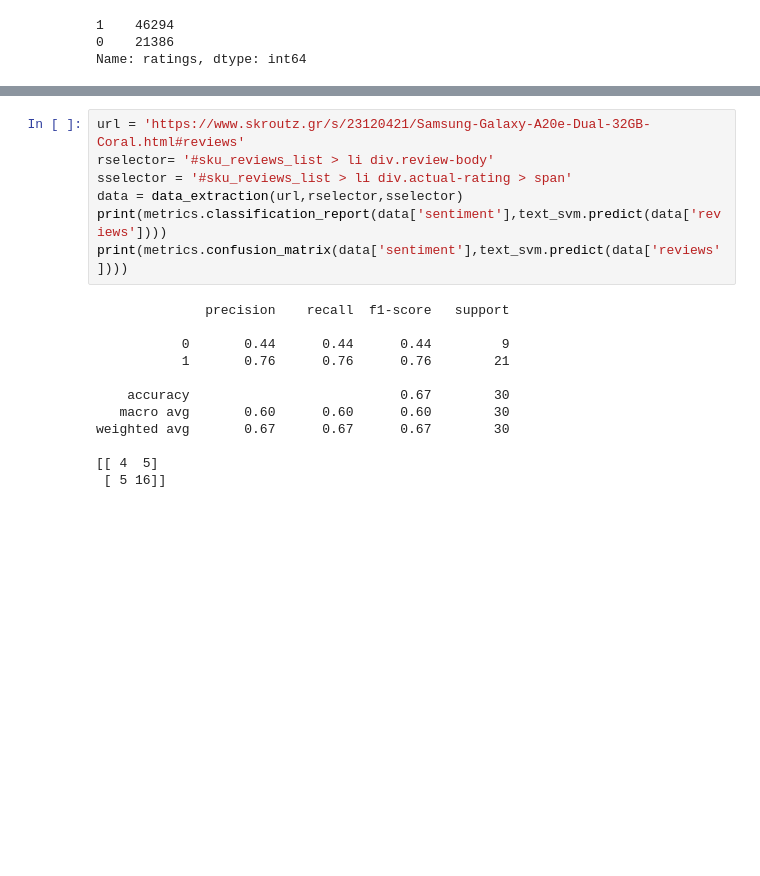
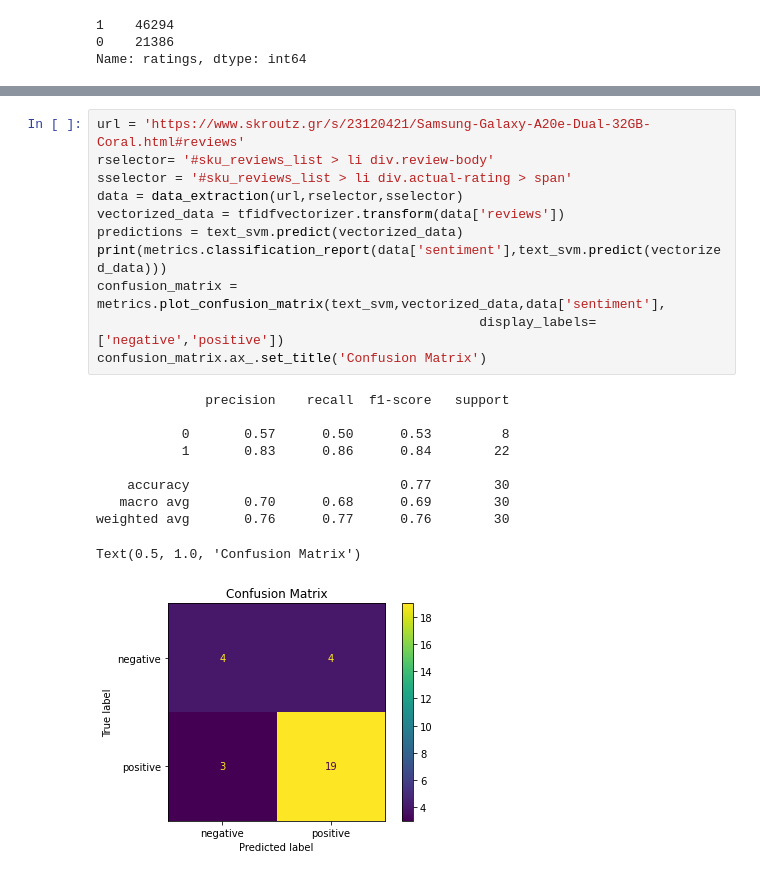
Before and after one commit to JoKoum/Machine-Learning-Project, a Jupyter notebook: Analyze-review-sentiment.ipynb, the cells around one changed output, grey strips where cells are left out. Drawn from its saved outputs; the diff is of its cells as text; blank space fills up the shorter version.

```diff
--- a/Analyze-review-sentiment.ipynb
+++ b/Analyze-review-sentiment.ipynb
@@ -674,22 +619,25 @@ weighted avg       0.84      0.77      0.80        30
 # %%
 url = 'https://www.skroutz.gr/s/23120421/Samsung-Galaxy-A20e-Dual-32GB-Coral.html#reviews'
 rselector= '#sku_reviews_list > li div.review-body'
 sselector = '#sku_reviews_list > li div.actual-rating > span'
 data = data_extraction(url,rselector,sselector)
-print(metrics.classification_report(data['sentiment'],text_svm.predict(data['reviews'])))
-print(metrics.confusion_matrix(data['sentiment'],text_svm.predict(data['reviews'])))
+vectorized_data = tfidfvectorizer.transform(data['reviews'])
+predictions = text_svm.predict(vectorized_data)
+print(metrics.classification_report(data['sentiment'],text_svm.predict(vectorized_data)))
+confusion_matrix = metrics.plot_confusion_matrix(text_svm,vectorized_data,data['sentiment'],
+                                                 display_labels=['negative','positive'])
+confusion_matrix.ax_.set_title('Confusion Matrix')
 # %% [output]
               precision    recall  f1-score   support
 
-           0       0.44      0.44      0.44         9
-           1       0.76      0.76      0.76        21
+           0       0.57      0.50      0.53         8
+           1       0.83      0.86      0.84        22
 
-    accuracy                           0.67        30
-   macro avg       0.60      0.60      0.60        30
-weighted avg       0.67      0.67      0.67        30
-
-[[ 4  5]
- [ 5 16]]
+    accuracy                           0.77        30
+   macro avg       0.70      0.68      0.69        30
+weighted avg       0.76      0.77      0.76        30
+Text(0.5, 1.0, 'Confusion Matrix')
+[figure, added]
 # %%
 url = 'https://www.skroutz.gr/s/12247000/Gigabyte-GeForce-GT-1030-2GB-OC-GV-N1030OC-2GI.html#reviews'
 rselector= '#sku_reviews_list > li div.review-body'
```
Also changed, not shown: parts of 27 cells of this notebook.
